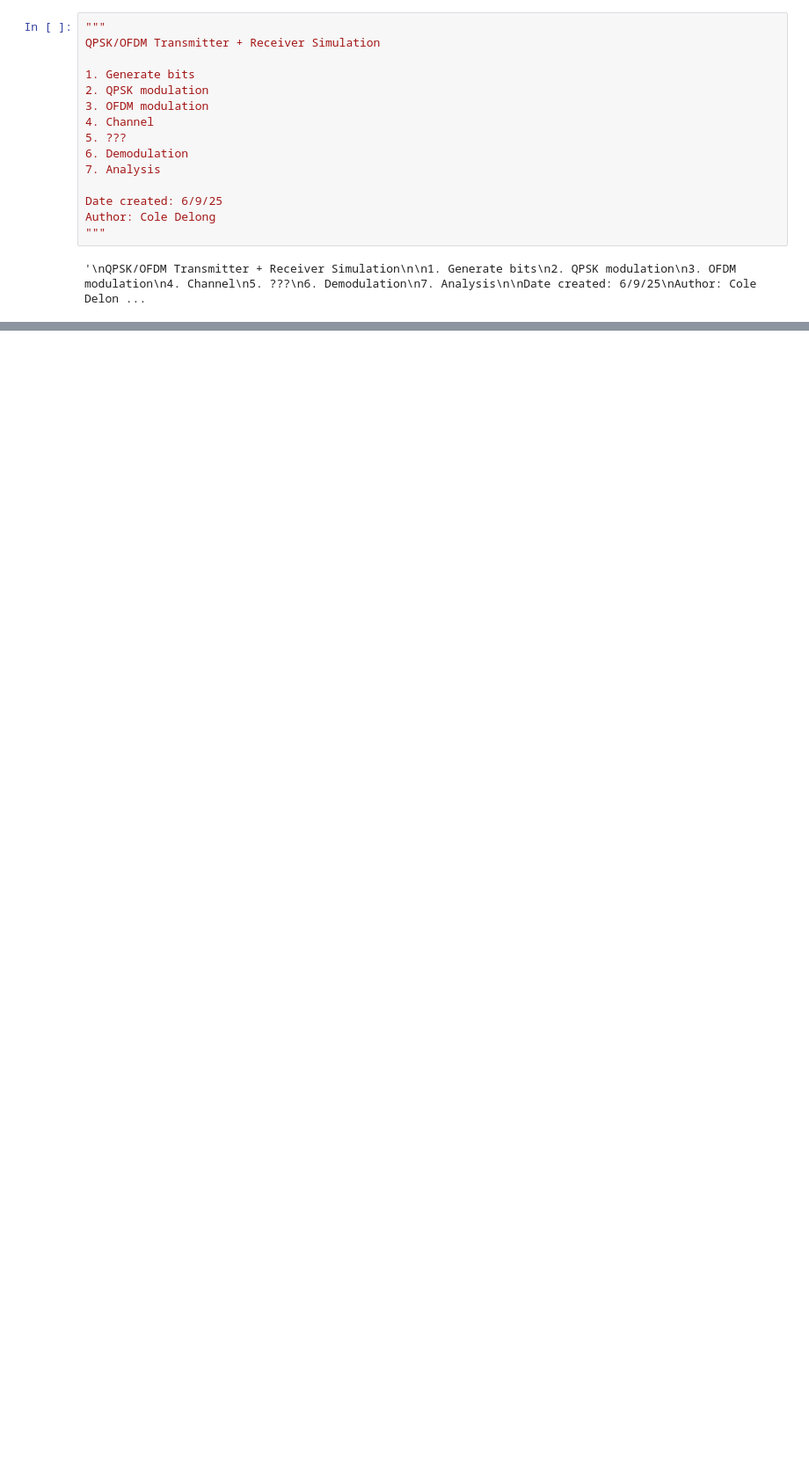
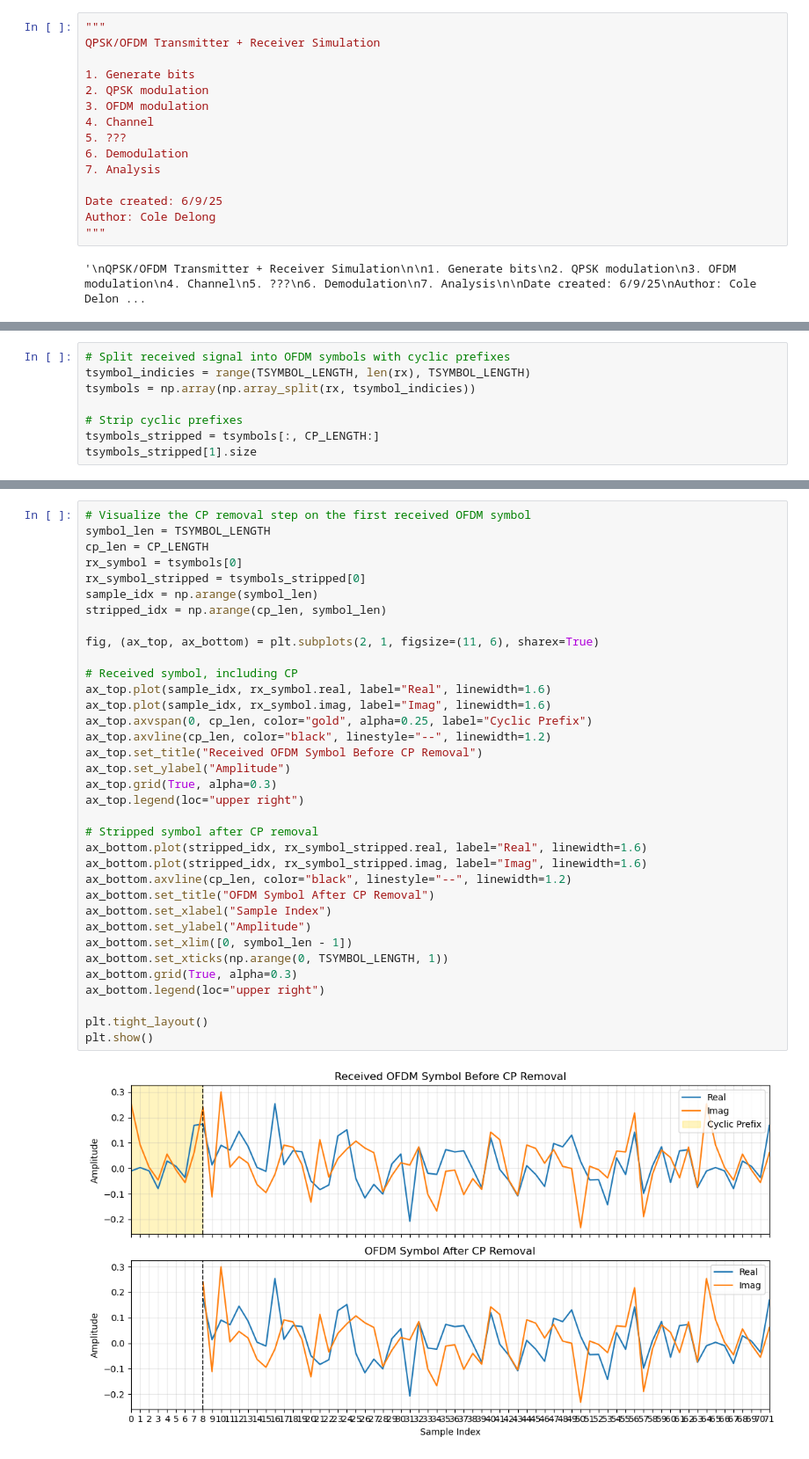
Before and after one commit to cddelong6626/sdr-notebooks, a Jupyter notebook: notebooks/scratch/ofdm_sim.ipynb, the cells around one changed output, grey strips where cells are left out. Shown at 88% size. Saved outputs shown, nothing was run; the diff lists cells and outputs as text; blank space fills up the shorter version.

```diff
--- a/notebooks/scratch/ofdm_sim.ipynb
+++ b/notebooks/scratch/ofdm_sim.ipynb
@@ -117,0 +187,8 @@ array([1])
+# %%
+# Split received signal into OFDM symbols with cyclic prefixes
+tsymbol_indicies = range(TSYMBOL_LENGTH, len(rx), TSYMBOL_LENGTH)
+tsymbols = np.array(np.array_split(rx, tsymbol_indicies))
+
+# Strip cyclic prefixes
+tsymbols_stripped = tsymbols[:, CP_LENGTH:]
+tsymbols_stripped[1].size
@@ -117,0 +197,37 @@ array([1])
+# %%
+# Visualize the CP removal step on the first received OFDM symbol
+symbol_len = TSYMBOL_LENGTH
+cp_len = CP_LENGTH
+rx_symbol = tsymbols[0]
+rx_symbol_stripped = tsymbols_stripped[0]
+sample_idx = np.arange(symbol_len)
+stripped_idx = np.arange(cp_len, symbol_len)
+
+fig, (ax_top, ax_bottom) = plt.subplots(2, 1, figsize=(11, 6), sharex=True)
+
+# Received symbol, including CP
+ax_top.plot(sample_idx, rx_symbol.real, label="Real", linewidth=1.6)
+ax_top.plot(sample_idx, rx_symbol.imag, label="Imag", linewidth=1.6)
+ax_top.axvspan(0, cp_len, color="gold", alpha=0.25, label="Cyclic Prefix")
+ax_top.axvline(cp_len, color="black", linestyle="--", linewidth=1.2)
+ax_top.set_title("Received OFDM Symbol Before CP Removal")
+ax_top.set_ylabel("Amplitude")
+ax_top.grid(True, alpha=0.3)
+ax_top.legend(loc="upper right")
+
+# Stripped symbol after CP removal
+ax_bottom.plot(stripped_idx, rx_symbol_stripped.real, label="Real", linewidth=1.6)
+ax_bottom.plot(stripped_idx, rx_symbol_stripped.imag, label="Imag", linewidth=1.6)
+ax_bottom.axvline(cp_len, color="black", linestyle="--", linewidth=1.2)
+ax_bottom.set_title("OFDM Symbol After CP Removal")
+ax_bottom.set_xlabel("Sample Index")
+ax_bottom.set_ylabel("Amplitude")
+ax_bottom.set_xlim([0, symbol_len - 1])
+ax_bottom.set_xticks(np.arange(0, TSYMBOL_LENGTH, 1))
+ax_bottom.grid(True, alpha=0.3)
+ax_bottom.legend(loc="upper right")
+
+plt.tight_layout()
+plt.show()
+# %% [output]
+[figure, added]
```
Also changed, not shown: parts of 15 cells of this notebook.
